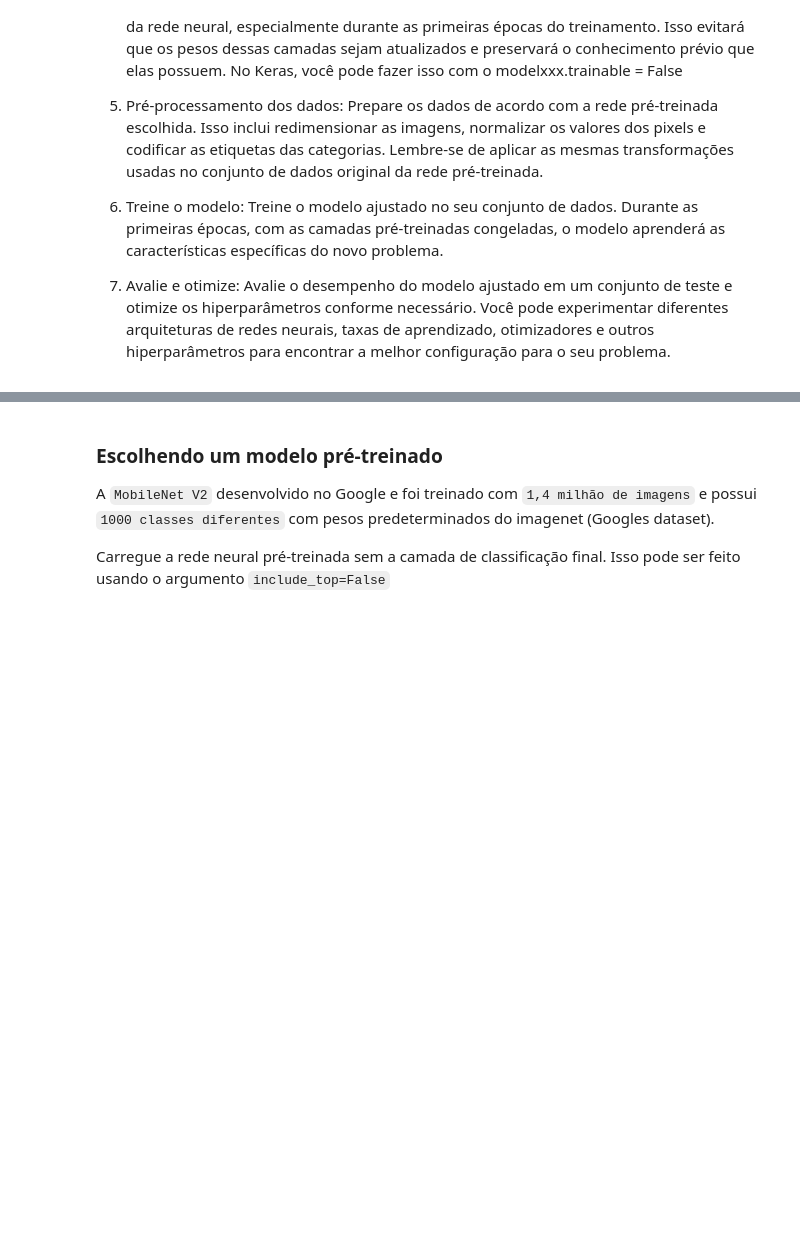
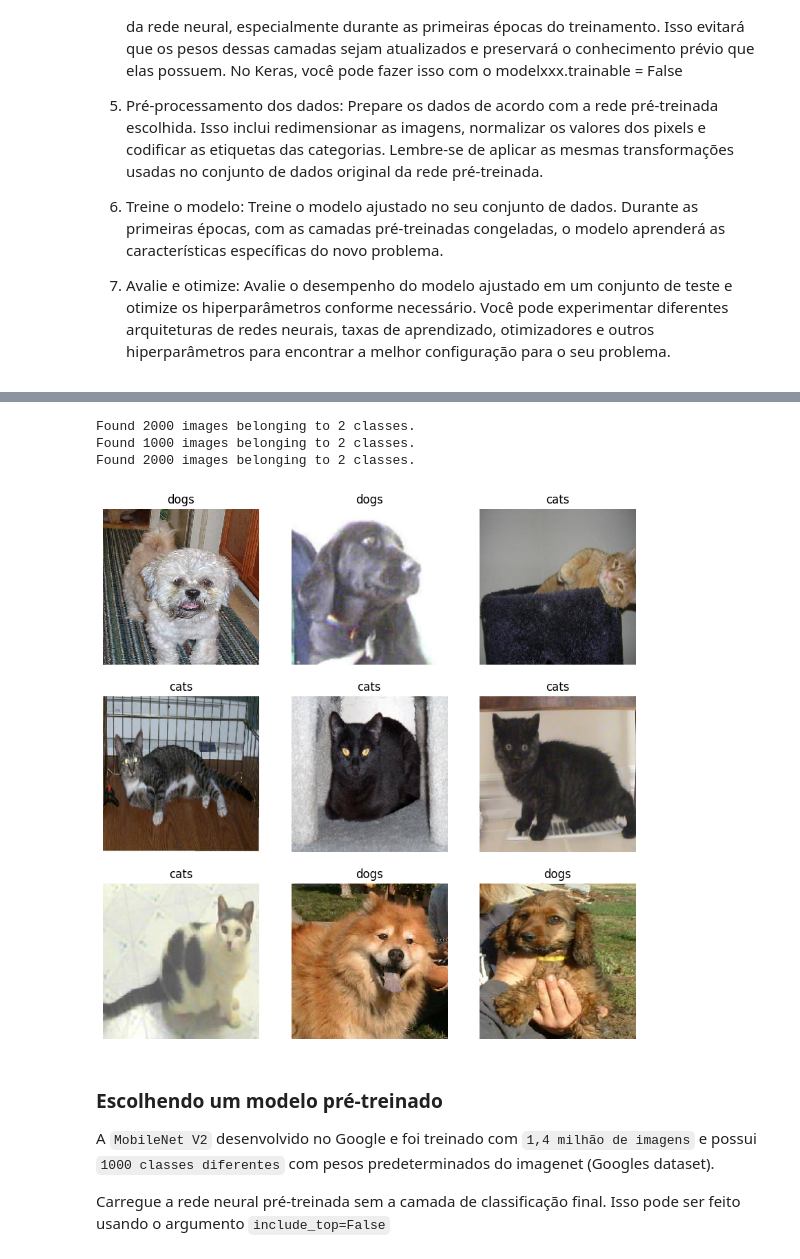
Before and after one commit to arnaldojr/DisruptiveArchitectures, a Jupyter notebook: material/aulas/lab09/transferlearning.ipynb, the cells around one changed output, grey strips where cells are left out. Drawn from its saved outputs; the diff is of its cells as text; code cells hidden in the pictures; blank space fills up the shorter version.

```diff
--- a/material/aulas/lab09/transferlearning.ipynb
+++ b/material/aulas/lab09/transferlearning.ipynb
@@ -76,4 +74,4 @@ from tensorflow.keras.preprocessing import image
 from tensorflow.keras.applications.vgg16 import VGG16, preprocess_input, decode_predictions
 # %%
 # Carrega o modelo VGG16 pré-treinado com ImageNet:
-model = VGG16(weights='imagenet')
+model = VGG16()
@@ -234,3 +191,68 @@ test_batches = test.batch(BATCH_SIZE)
+# %%
+import os
+import numpy as np
+import matplotlib.pyplot as plt
+import tensorflow as tf
+from tensorflow.keras import layers, models
+from tensorflow.keras.preprocessing.image import ImageDataGenerator
+
+# Configuração dos diretórios e parâmetros do conjunto de dados
+_URL = 'https://storage.googleapis.com/mledu-datasets/cats_and_dogs_filtered.zip'
+path_to_zip = tf.keras.utils.get_file('cats_and_dogs.zip', origin=_URL, extract=True)
+PATH = os.path.join(os.path.dirname(path_to_zip), 'cats_and_dogs_filtered')
+
+train_dir = os.path.join(PATH, 'train')
+validation_dir = os.path.join(PATH, 'validation')
+
+batch_size = 32
+image_size = (224, 224)
+# %%
+# Função para exibir algumas imagens do conjunto de dados
+def plot_images(images, labels, class_names):
+    plt.figure(figsize=(10, 10))
+    for i, (img, label) in enumerate(zip(images, labels)):
+        plt.subplot(3, 3, i + 1)
+        plt.imshow(img)
+        plt.title(class_names[label])
+        plt.axis("off")
+    plt.show()
+
+# Carregar imagens e rótulos do conjunto de dados de treinamento
+train_datagen = ImageDataGenerator(preprocessing_function=preprocess_input)
+validation_datagen = ImageDataGenerator(preprocessing_function=preprocess_input)
+
+train_generator = train_datagen.flow_from_directory(
+    train_dir,
+    target_size=image_size,
+    batch_size=batch_size,
+    class_mode='binary'
+)
+
+# Carregar imagens e rótulos do conjunto de dados de validação
+validation_generator = validation_datagen.flow_from_directory(
+    validation_dir,
+    target_size=image_size,
+    batch_size=batch_size,
+    class_mode='binary'
+)
+
+# Carregar algumas imagens e rótulos do conjunto de dados de treinamento
+sample_datagen = ImageDataGenerator(rescale=1./255)
+sample_generator = sample_datagen.flow_from_directory(
+    train_dir,
+    target_size=image_size,
+    batch_size=9,
+    class_mode='binary'
+)
+
+sample_images, sample_labels = next(sample_generator)
+class_names = {v: k for k, v in sample_generator.class_indices.items()}
+plot_images(sample_images, sample_labels, class_names)
+# %% [output]
+Found 2000 images belonging to 2 classes.
+Found 1000 images belonging to 2 classes.
+Found 2000 images belonging to 2 classes.
+[figure, added]
 # %% [markdown]
 ### Escolhendo um modelo pré-treinado
 
```
Also changed, not shown: parts of 30 cells of this notebook.
